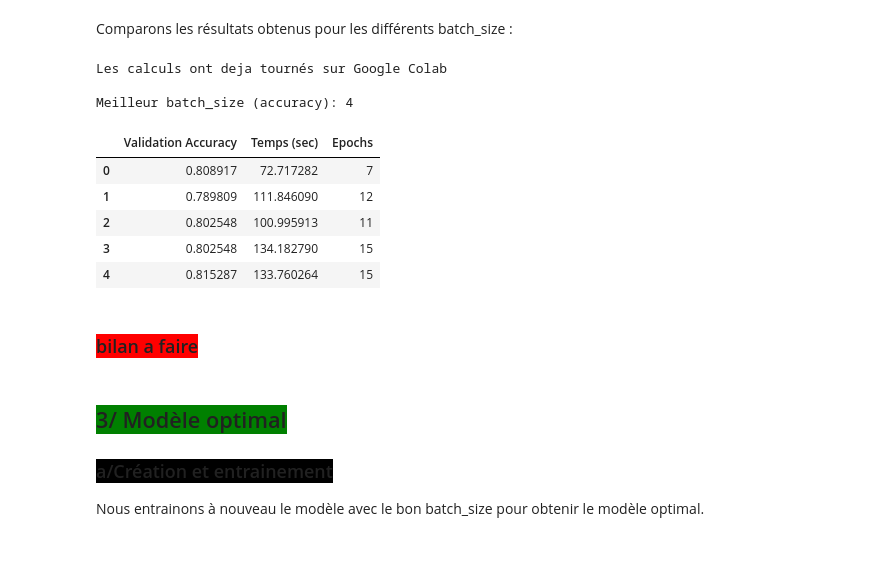
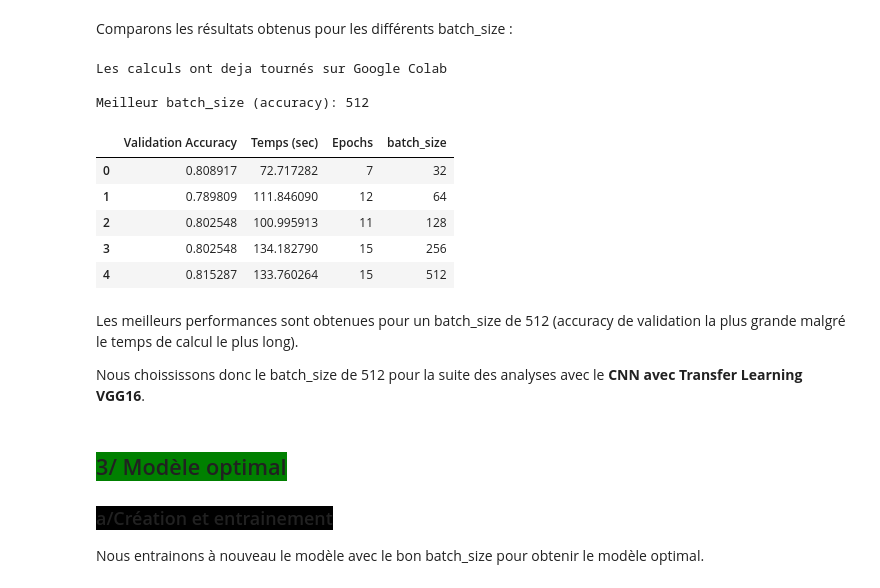
Before and after one commit to pierrickBERTHE/PB6-Classification_automatique_de_produits, a Jupyter notebook: berthe_pierrick_3_notebook_classification_122023.ipynb, the cells around one changed output. Cells and saved outputs as stored; diff of their text form; code cells hidden in the pictures; blank space fills up the shorter version.

```diff
--- a/berthe_pierrick_3_notebook_classification_122023.ipynb
+++ b/berthe_pierrick_3_notebook_classification_122023.ipynb
@@ -1266,10 +1272,14 @@ else:
     resultat_mlp['Epochs'] = pd.Series(epoch_dict)
 
     # Sauvegarder le DataFrame dans un fichier CSV
-    resultat_mlp.to_csv('resultat_mlp.csv', index=False)
+    resultat_mlp.to_csv('./modele_ML/resultat_mlp.csv', index=False)
+
+# ajouter colonne batch_size
+resultat_mlp['batch_size'] = pd.Series(batch_sizes)
 
 # Afficher le batch_size avec la meilleure accuracy de validation
-batch_meilleur_mlp = resultat_mlp['Validation Accuracy'].idxmax()
+batch_meilleur_mlp = resultat_mlp.loc[
+    resultat_mlp['Validation Accuracy'].idxmax(), 'batch_size']
 print(f"\nMeilleur batch_size (accuracy): {batch_meilleur_mlp}")
 
 # Surligner les meilleures valeurs
@@ -1328,7 +1339,7 @@ else:
     )
 
     # Sauvegarder l'objet history
-    with open("history_optimal_mlp.pickle", 'wb') as f:
+    with open("./modele_ML/history_optimal_mlp.pickle", 'wb') as f:
         pickle.dump(history_optimal_mlp.history, f)
 # %% [output]
 Les calculs ont deja tournés sur Google Colab
@@ -1607,10 +1617,14 @@ else:
     resultat_cnn['Epochs'] = pd.Series(epoch_dict)
 
     # Sauvegarder le DataFrame dans un fichier CSV
-    resultat_cnn.to_csv('resultat_cnn.csv', index=False)
+    resultat_cnn.to_csv('./modele_ML/resultat_cnn.csv', index=False)
+
+# ajouter colonne batch_size
+resultat_cnn['batch_size'] = pd.Series(batch_sizes)
 
 # Afficher le batch_size avec la meilleure accuracy de validation
-batch_meilleur_cnn = resultat_cnn['Validation Accuracy'].idxmax()
+batch_meilleur_cnn = resultat_cnn.loc[
+    resultat_cnn['Validation Accuracy'].idxmax(), 'batch_size']
 print(f"\nMeilleur batch_size (accuracy): {batch_meilleur_cnn}")
 
 # Surligner les meilleures valeurs
@@ -1641,9 +1657,6 @@ if is_modele_cnn_calculed:
 # SINON on realise les calculs
 else:
     print("On fait les calculs.")
-
-    # # Utiliser le GPU
-    # with tf.device('/gpu:0'):
 
     # Créer le modèle optimal CNN
     model_optimal_cnn = creation_modele_cnn(
@@ -1670,7 +1683,7 @@ else:
     )
 
     # Sauvegarder l'objet history
-    with open("history_optimal_cnn.pickle", 'wb') as f:
+    with open("./modele_ML/history_optimal_cnn.pickle", 'wb') as f:
         pickle.dump(history_optimal_cnn.history, f)
 # %% [output]
 Les calculs ont deja tournés sur Google Colab
@@ -1933,45 +1947,51 @@ if is_modele_tf_vgg16_noDA_calculed:
     print("Les calculs ont deja tournés sur Google Colab")
 
 # SINON il n'existe pas et il faut faire les calculs
 else:
     # Créer un DataFrame à partir de l'historique
     resultat_tf_vgg16_noDA = pd.DataFrame(
         {k: v['val_accuracy'][-1] for k, v in history_dict.items()},
         index=[0]
         )
 
     # Transposer le DataFrame (batch_sizes en index)
     resultat_tf_vgg16_noDA = resultat_tf_vgg16_noDA.transpose()
 
     # Renommer la colonne
     resultat_tf_vgg16_noDA.columns = ['Validation Accuracy']
 
     # Ajouter les temps d'entraînement et nombre d'epoch au DataFrame
     resultat_tf_vgg16_noDA['Temps (sec)'] = pd.Series(time_dict)
     resultat_tf_vgg16_noDA['Epochs'] = pd.Series(epoch_dict)
 
     # Sauvegarder le DataFrame dans un fichier CSV
-    resultat_tf_vgg16_noDA.to_csv('resultat_tf_vgg16_noDA.csv', index=False)
+    resultat_tf_vgg16_noDA.to_csv(
+        './modele_ML/resultat_tf_vgg16_noDA.csv', index=False)
+
+# ajouter colonne batch_size
+resultat_tf_vgg16_noDA['batch_size'] = pd.Series(batch_sizes)
 
 # Afficher le batch_size avec la meilleure accuracy de validation
-batch_meilleur_tf_vgg16_noDA = resultat_tf_vgg16_noDA[
-    'Validation Accuracy'].idxmax()
+batch_meilleur_tf_vgg16_noDA = resultat_tf_vgg16_noDA.loc[
+    resultat_tf_vgg16_noDA['Validation Accuracy'].idxmax(), 'batch_size']
 print(f"\nMeilleur batch_size (accuracy): {batch_meilleur_tf_vgg16_noDA}")
 
 # Surligner les meilleures valeurs
 resultat_tf_vgg16_noDA.style.apply(surligne_meilleur)
 # %% [output]
 Les calculs ont deja tournés sur Google Colab
 
-Meilleur batch_size (accuracy): 4
+Meilleur batch_size (accuracy): 512
-|  | Validation Accuracy | Temps (sec) | Epochs |
-| 0 | 0.808917 | 72.717282 | 7 |
-| 1 | 0.789809 | 111.846090 | 12 |
-| 2 | 0.802548 | 100.995913 | 11 |
-| 3 | 0.802548 | 134.182790 | 15 |
-| 4 | 0.815287 | 133.760264 | 15 |
+|  | Validation Accuracy | Temps (sec) | Epochs | batch_size |
+| 0 | 0.808917 | 72.717282 | 7 | 32 |
+| 1 | 0.789809 | 111.846090 | 12 | 64 |
+| 2 | 0.802548 | 100.995913 | 11 | 128 |
+| 3 | 0.802548 | 134.182790 | 15 | 256 |
+| 4 | 0.815287 | 133.760264 | 15 | 512 |
-# %% [markdown]
-### <span style='background:red'>bilan a faire</span>
+# %% [markdown]
+Les meilleurs performances sont obtenues pour un batch_size de 512 (accuracy de validation la plus grande malgré le temps de calcul le plus long).
+
+Nous choississons donc le batch_size de 512 pour la suite des analyses avec le **CNN avec Transfer Learning VGG16**.
 # %% [markdown]
 ## <span style='background:green'>3/ Modèle optimal</span>
 
```
Also changed, not shown: parts of 57 cells of this notebook.
